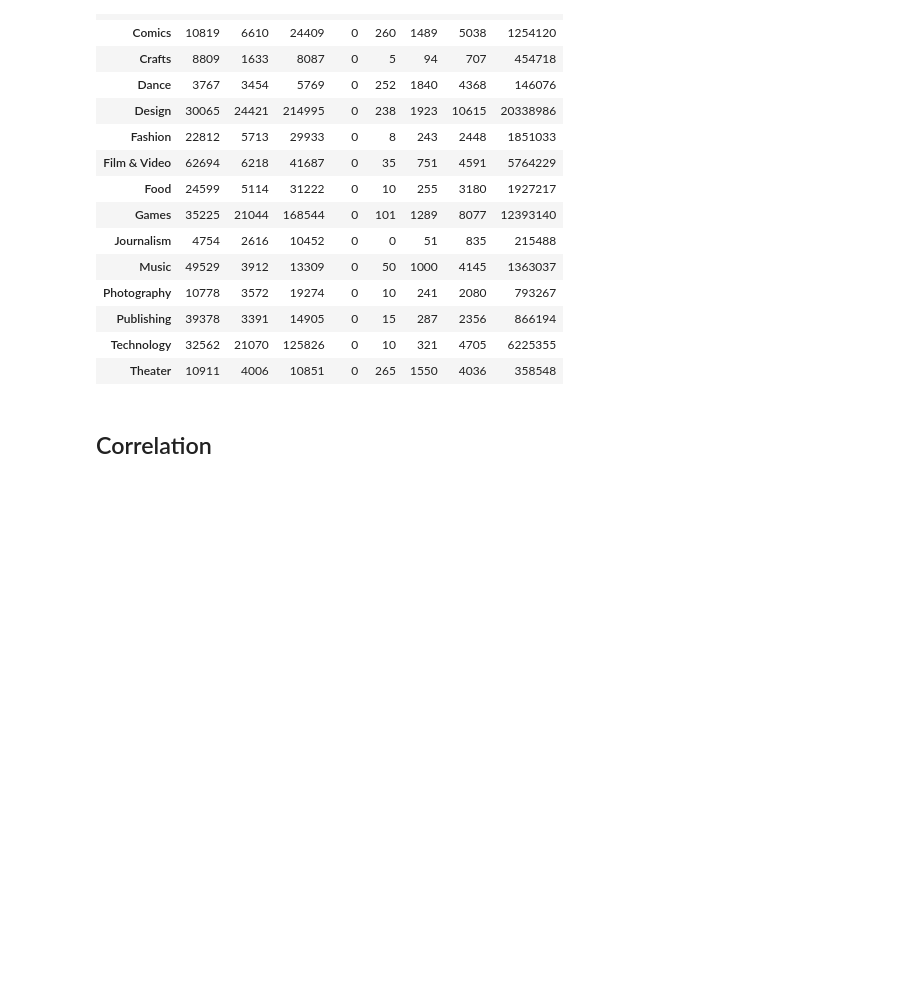
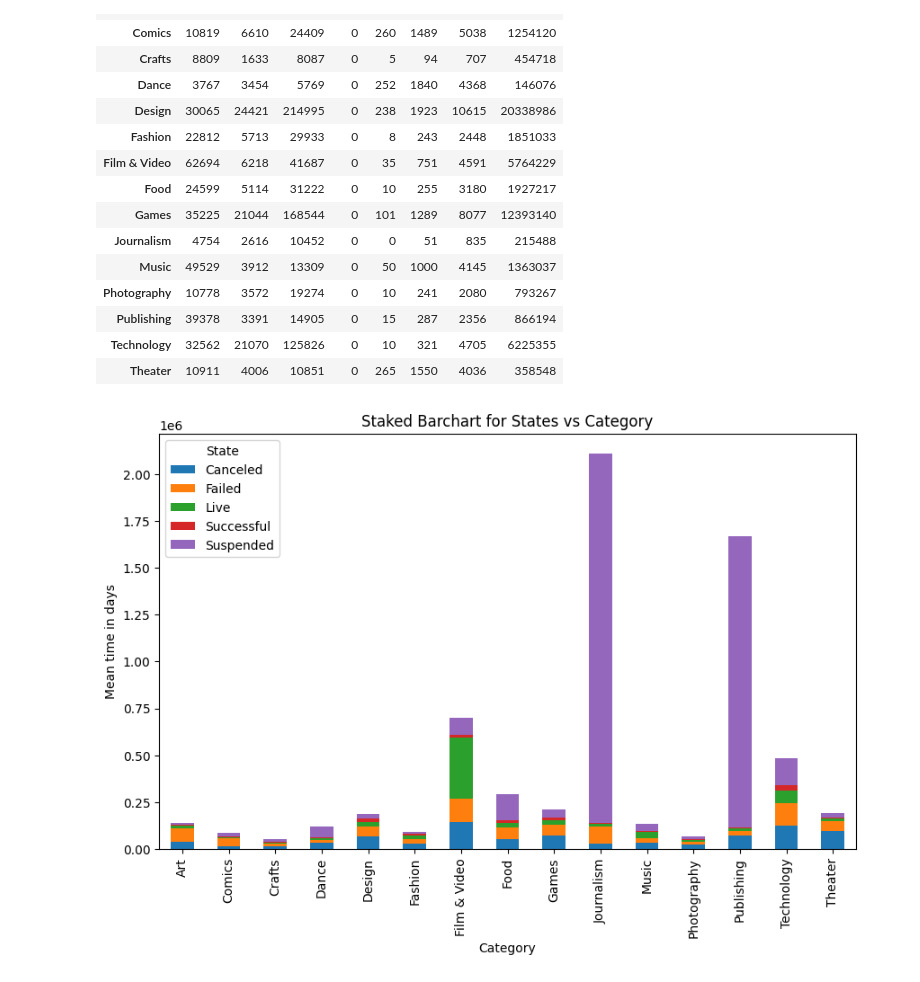
Before and after one commit to rouven-pampus/kickstart_masters, a Jupyter notebook: 01_kickstarter_EDA.ipynb, the cells around one changed output. Cells and saved outputs as stored; diff of their text form; code cells hidden in the pictures; blank space fills up the shorter version.

```diff
--- a/01_kickstarter_EDA.ipynb
+++ b/01_kickstarter_EDA.ipynb
@@ -133,5 +161,25 @@ df.groupby('Category')['Pledged'].describe().style.format("{:.0f}")
 | Publishing | 39378 | 3391 | 14905 | 0 | 15 | 287 | 2356 | 866194 |
 | Technology | 32562 | 21070 | 125826 | 0 | 10 | 321 | 4705 | 6225355 |
 | Theater | 10911 | 4006 | 10851 | 0 | 265 | 1550 | 4036 | 358548 |
-# %% [markdown]
-## Correlation
+# %%
+mean_goal = df.groupby(['Category', 'State'])['Goal'].mean().reset_index()
+
+# create a pivot table to prepare the data for plotting
+pivot_table = mean_goal.pivot(index='Category', columns='State', values='Goal')
+
+# plot the stacked bar chart
+ax = pivot_table.plot(kind='bar', stacked=True, figsize=(10, 6))
+
+# set the x-axis label
+ax.set_xlabel('Category')
+
+# set the y-axis label
+ax.set_ylabel('Mean time in days')
+
+# set the chart title
+ax.set_title('Staked Barchart for States vs Category')
+
+# show the chart
+plt.show()
+# %% [output]
+[figure, added]
```
Also changed, not shown: parts of 8 cells of this notebook, 1 other file.
